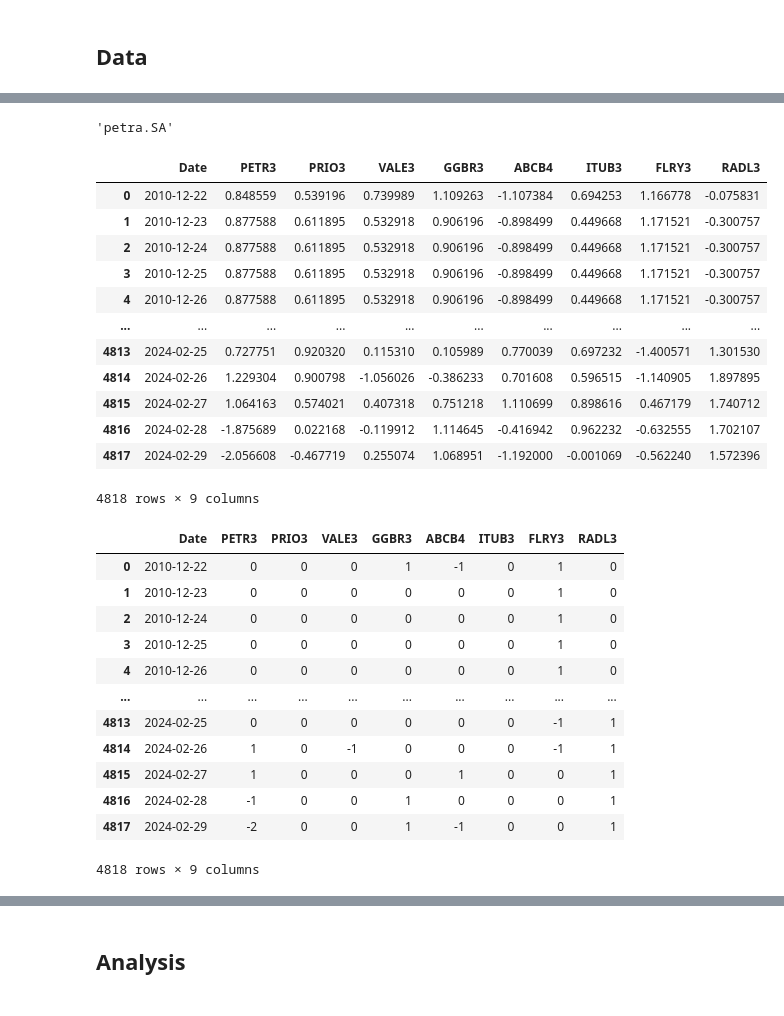
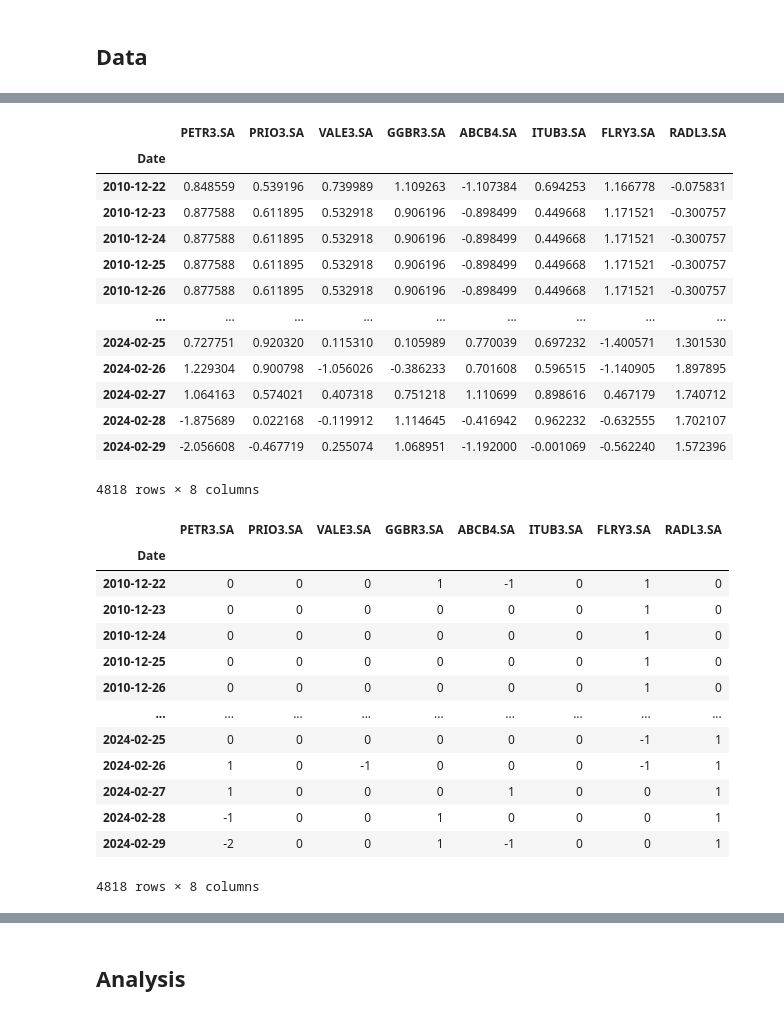
Before and after one commit to semcovici/Mean-Reversion-Prediction-with-Brazilian-Stocks-Market, a Jupyter notebook: notebooks/EDA_relatorio.ipynb, the cells around one changed output, grey strips where cells are left out. Cells and saved outputs as stored; diff of their text form; code cells hidden in the pictures.

```diff
--- a/notebooks/EDA_relatorio.ipynb
+++ b/notebooks/EDA_relatorio.ipynb
@@ -48,10 +48,6 @@ dict_dfs
  2024-02-29             0         1.033333                 1.572396     1
 
  [4818 rows x 10 columns]}
-# %%
-"petra.SA"
-# %% [output]
-'petra.SA'
 # %%
 def create_joint_df(dict_dfs, col):
 
@@ -61,7 +57,7 @@ def create_joint_df(dict_dfs, col):
 
         df_rel = df[col].reset_index()
 
-        df_rel.rename({col: asset.replace(".SA", "")},axis= 1, inplace = True)
+        df_rel.rename({col: asset},axis= 1, inplace = True)
 
 
         if len(df_final) == 0:
@@ -78,40 +74,47 @@ def create_joint_df(dict_dfs, col):
     return df_final
 # %%
 df_dp = create_joint_df(dict_dfs, 'diff_close_mean_z_score')
+
+df_dp.Date = pd.to_datetime(df_dp.Date)
+df_dp.set_index("Date", inplace=True)
 df_dp
 # %% [output]
-|  | Date | PETR3 | PRIO3 | VALE3 | GGBR3 | ABCB4 | ITUB3 | FLRY3 | RADL3 |
-| 0 | 2010-12-22 | 0.848559 | 0.539196 | 0.739989 | 1.109263 | -1.107384 | 0.694253 | 1.166778 | -0.075831 |
-| 1 | 2010-12-23 | 0.877588 | 0.611895 | 0.532918 | 0.906196 | -0.898499 | 0.449668 | 1.171521 | -0.300757 |
-| 2 | 2010-12-24 | 0.877588 | 0.611895 | 0.532918 | 0.906196 | -0.898499 | 0.449668 | 1.171521 | -0.300757 |
-| 3 | 2010-12-25 | 0.877588 | 0.611895 | 0.532918 | 0.906196 | -0.898499 | 0.449668 | 1.171521 | -0.300757 |
-| 4 | 2010-12-26 | 0.877588 | 0.611895 | 0.532918 | 0.906196 | -0.898499 | 0.449668 | 1.171521 | -0.300757 |
-| ... | ... | ... | ... | ... | ... | ... | ... | ... | ... |
-| 4813 | 2024-02-25 | 0.727751 | 0.920320 | 0.115310 | 0.105989 | 0.770039 | 0.697232 | -1.400571 | 1.301530 |
-| 4814 | 2024-02-26 | 1.229304 | 0.900798 | -1.056026 | -0.386233 | 0.701608 | 0.596515 | -1.140905 | 1.897895 |
-| 4815 | 2024-02-27 | 1.064163 | 0.574021 | 0.407318 | 0.751218 | 1.110699 | 0.898616 | 0.467179 | 1.740712 |
-| 4816 | 2024-02-28 | -1.875689 | 0.022168 | -0.119912 | 1.114645 | -0.416942 | 0.962232 | -0.632555 | 1.702107 |
-| 4817 | 2024-02-29 | -2.056608 | -0.467719 | 0.255074 | 1.068951 | -1.192000 | -0.001069 | -0.562240 | 1.572396 |
+|  | PETR3.SA | PRIO3.SA | VALE3.SA | GGBR3.SA | ABCB4.SA | ITUB3.SA | FLRY3.SA | RADL3.SA |
+| Date |  |  |  |  |  |  |  |  |
+| 2010-12-22 | 0.848559 | 0.539196 | 0.739989 | 1.109263 | -1.107384 | 0.694253 | 1.166778 | -0.075831 |
+| 2010-12-23 | 0.877588 | 0.611895 | 0.532918 | 0.906196 | -0.898499 | 0.449668 | 1.171521 | -0.300757 |
+| 2010-12-24 | 0.877588 | 0.611895 | 0.532918 | 0.906196 | -0.898499 | 0.449668 | 1.171521 | -0.300757 |
+| 2010-12-25 | 0.877588 | 0.611895 | 0.532918 | 0.906196 | -0.898499 | 0.449668 | 1.171521 | -0.300757 |
+| 2010-12-26 | 0.877588 | 0.611895 | 0.532918 | 0.906196 | -0.898499 | 0.449668 | 1.171521 | -0.300757 |
+| ... | ... | ... | ... | ... | ... | ... | ... | ... |
+| 2024-02-25 | 0.727751 | 0.920320 | 0.115310 | 0.105989 | 0.770039 | 0.697232 | -1.400571 | 1.301530 |
+| 2024-02-26 | 1.229304 | 0.900798 | -1.056026 | -0.386233 | 0.701608 | 0.596515 | -1.140905 | 1.897895 |
+| 2024-02-27 | 1.064163 | 0.574021 | 0.407318 | 0.751218 | 1.110699 | 0.898616 | 0.467179 | 1.740712 |
+| 2024-02-28 | -1.875689 | 0.022168 | -0.119912 | 1.114645 | -0.416942 | 0.962232 | -0.632555 | 1.702107 |
+| 2024-02-29 | -2.056608 | -0.467719 | 0.255074 | 1.068951 | -1.192000 | -0.001069 | -0.562240 | 1.572396 |
-4818 rows × 9 columns
+4818 rows × 8 columns
 # %%
 df_dp_int = df_dp.copy()
 for asset in list_assets:
 
-    df_dp_int[asset.replace(".SA", "")] = df_dp_int[asset.replace(".SA", "")].apply(int)
+    df_dp_int[asset] = df_dp_int[asset].apply(int)
+
+
 df_dp_int
 # %% [output]
-|  | Date | PETR3 | PRIO3 | VALE3 | GGBR3 | ABCB4 | ITUB3 | FLRY3 | RADL3 |
-| 0 | 2010-12-22 | 0 | 0 | 0 | 1 | -1 | 0 | 1 | 0 |
-| 1 | 2010-12-23 | 0 | 0 | 0 | 0 | 0 | 0 | 1 | 0 |
-| 2 | 2010-12-24 | 0 | 0 | 0 | 0 | 0 | 0 | 1 | 0 |
-| 3 | 2010-12-25 | 0 | 0 | 0 | 0 | 0 | 0 | 1 | 0 |
-| 4 | 2010-12-26 | 0 | 0 | 0 | 0 | 0 | 0 | 1 | 0 |
-| ... | ... | ... | ... | ... | ... | ... | ... | ... | ... |
-| 4813 | 2024-02-25 | 0 | 0 | 0 | 0 | 0 | 0 | -1 | 1 |
-| 4814 | 2024-02-26 | 1 | 0 | -1 | 0 | 0 | 0 | -1 | 1 |
-| 4815 | 2024-02-27 | 1 | 0 | 0 | 0 | 1 | 0 | 0 | 1 |
-| 4816 | 2024-02-28 | -1 | 0 | 0 | 1 | 0 | 0 | 0 | 1 |
-| 4817 | 2024-02-29 | -2 | 0 | 0 | 1 | -1 | 0 | 0 | 1 |
+|  | PETR3.SA | PRIO3.SA | VALE3.SA | GGBR3.SA | ABCB4.SA | ITUB3.SA | FLRY3.SA | RADL3.SA |
+| Date |  |  |  |  |  |  |  |  |
+| 2010-12-22 | 0 | 0 | 0 | 1 | -1 | 0 | 1 | 0 |
+| 2010-12-23 | 0 | 0 | 0 | 0 | 0 | 0 | 1 | 0 |
+| 2010-12-24 | 0 | 0 | 0 | 0 | 0 | 0 | 1 | 0 |
+| 2010-12-25 | 0 | 0 | 0 | 0 | 0 | 0 | 1 | 0 |
+| 2010-12-26 | 0 | 0 | 0 | 0 | 0 | 0 | 1 | 0 |
+| ... | ... | ... | ... | ... | ... | ... | ... | ... |
+| 2024-02-25 | 0 | 0 | 0 | 0 | 0 | 0 | -1 | 1 |
+| 2024-02-26 | 1 | 0 | -1 | 0 | 0 | 0 | -1 | 1 |
+| 2024-02-27 | 1 | 0 | 0 | 0 | 1 | 0 | 0 | 1 |
+| 2024-02-28 | -1 | 0 | 0 | 1 | 0 | 0 | 0 | 1 |
+| 2024-02-29 | -2 | 0 | 0 | 1 | -1 | 0 | 0 | 1 |
-4818 rows × 9 columns
+4818 rows × 8 columns
 # %%
 df_close = create_joint_df(dict_dfs, 'Close')
```
Also changed, not shown: parts of 34 cells of this notebook.
